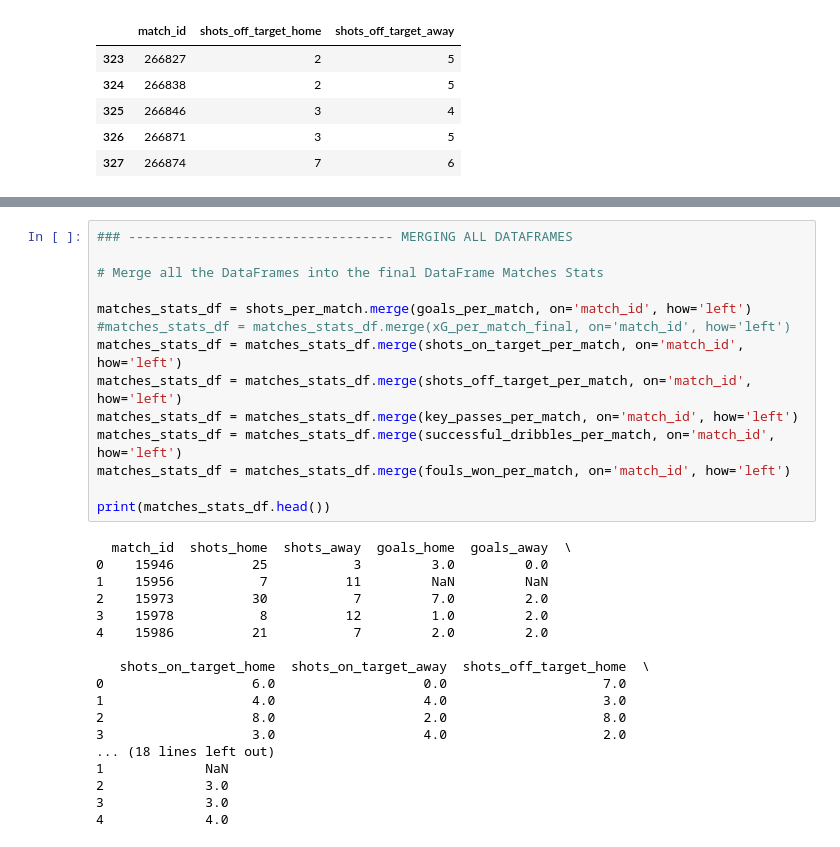
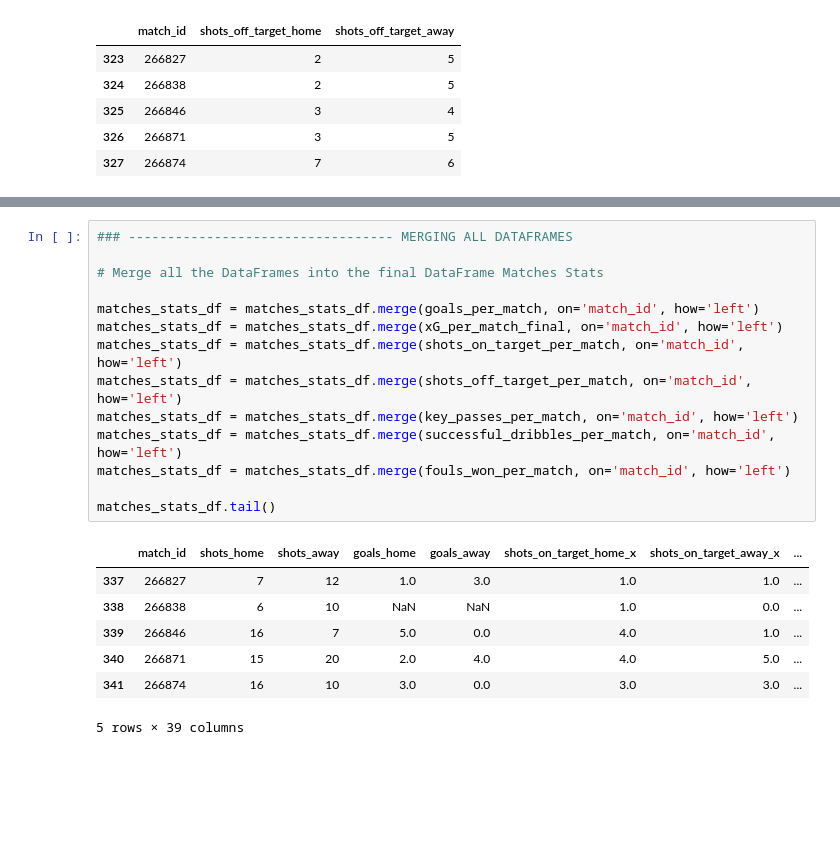
Before and after one commit to Nyvek4/winai-football, a Jupyter notebook: data_collect/ds_creation/statsbomb-formating.ipynb, the cells around one changed output, grey strips where cells are left out. Saved outputs shown, nothing was run; the diff lists cells and outputs as text; blank space fills up the shorter version.

Commit message:
from print head to tail for cells output

```diff
--- a/data_collect/ds_creation/statsbomb-formating.ipynb
+++ b/data_collect/ds_creation/statsbomb-formating.ipynb
@@ -598,32 +602,22 @@ print(fouls_won_per_match.head())
 # %%
 ### ---------------------------------- MERGING ALL DATAFRAMES
 
 # Merge all the DataFrames into the final DataFrame Matches Stats
 
-matches_stats_df = shots_per_match.merge(goals_per_match, on='match_id', how='left')
-#matches_stats_df = matches_stats_df.merge(xG_per_match_final, on='match_id', how='left')
+matches_stats_df = matches_stats_df.merge(goals_per_match, on='match_id', how='left')
+matches_stats_df = matches_stats_df.merge(xG_per_match_final, on='match_id', how='left')
 matches_stats_df = matches_stats_df.merge(shots_on_target_per_match, on='match_id', how='left')
 matches_stats_df = matches_stats_df.merge(shots_off_target_per_match, on='match_id', how='left')
 matches_stats_df = matches_stats_df.merge(key_passes_per_match, on='match_id', how='left')
 matches_stats_df = matches_stats_df.merge(successful_dribbles_per_match, on='match_id', how='left')
 matches_stats_df = matches_stats_df.merge(fouls_won_per_match, on='match_id', how='left')
 
-print(matches_stats_df.head())
+matches_stats_df.tail()
 # %% [output]
+|  | match_id | shots_home | shots_away | goals_home | goals_away | shots_on_target_home_x | shots_on_target_away_x | ... |
+| 337 | 266827 | 7 | 12 | 1.0 | 3.0 | 1.0 | 1.0 | ... |
+| 338 | 266838 | 6 | 10 | NaN | NaN | 1.0 | 0.0 | ... |
+| 339 | 266846 | 16 | 7 | 5.0 | 0.0 | 4.0 | 1.0 | ... |
+| 340 | 266871 | 15 | 20 | 2.0 | 4.0 | 4.0 | 5.0 | ... |
+| 341 | 266874 | 16 | 10 | 3.0 | 0.0 | 3.0 | 3.0 | ... |
-  match_id  shots_home  shots_away  goals_home  goals_away  \
-0    15946          25           3         3.0         0.0
-1    15956           7          11         NaN         NaN
-2    15973          30           7         7.0         2.0
-3    15978           8          12         1.0         2.0
-4    15986          21           7         2.0         2.0
-
-   shots_on_target_home  shots_on_target_away  shots_off_target_home  \
-0                   6.0                   0.0                    7.0
-1                   4.0                   4.0                    3.0
-2                   8.0                   2.0                    8.0
-3                   3.0                   4.0                    2.0
-... (18 lines left out)
-1             NaN
-2             3.0
-3             3.0
-4             4.0
+5 rows × 39 columns
```
Also changed, not shown: parts of 3 cells of this notebook.
